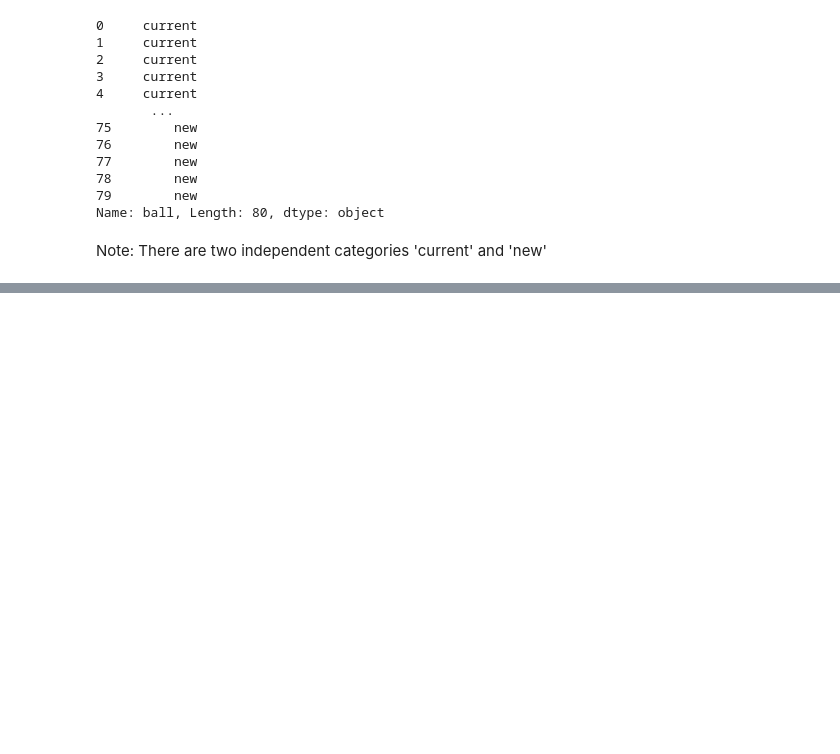
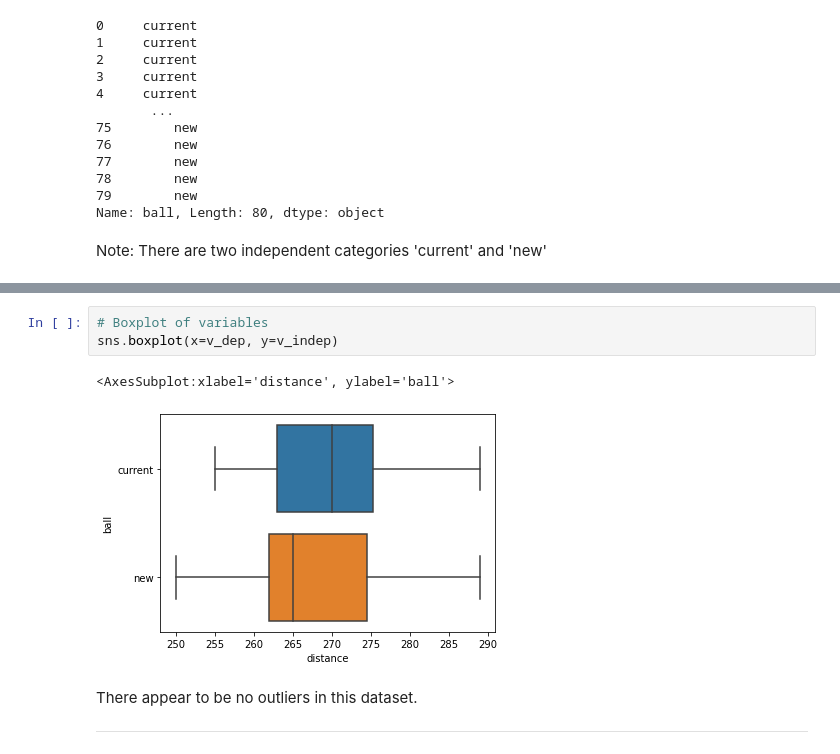
Before and after one commit to killfoley/ML-and-Stats, a Jupyter notebook: scipy-stats.ipynb, the cells around one changed output, grey strips where cells are left out. Saved outputs shown, nothing was run; the diff lists cells and outputs as text; blank space fills up the shorter version.

Commit message:
updated scipy.stats notebook and added prototype ball to dataset

```diff
--- a/scipy-stats.ipynb
+++ b/scipy-stats.ipynb
@@ -111,0 +124,9 @@ Note: There are two independent categories 'current' and 'new'
+# %%
+# Boxplot of variables
+sns.boxplot(x=v_dep, y=v_indep)
+# %% [output]
+<AxesSubplot:xlabel='distance', ylabel='ball'>
+[figure, added]
+# %% [markdown]
+There appear to be no outliers in this dataset.
+***
```
Also changed, not shown: parts of 10 cells of this notebook, 2 other files.
